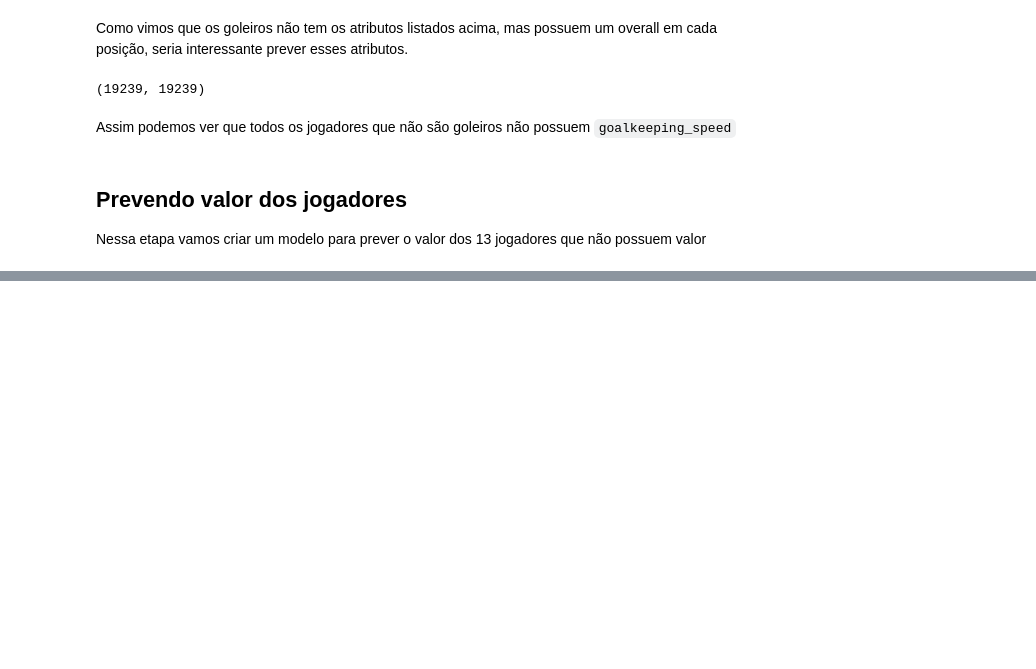
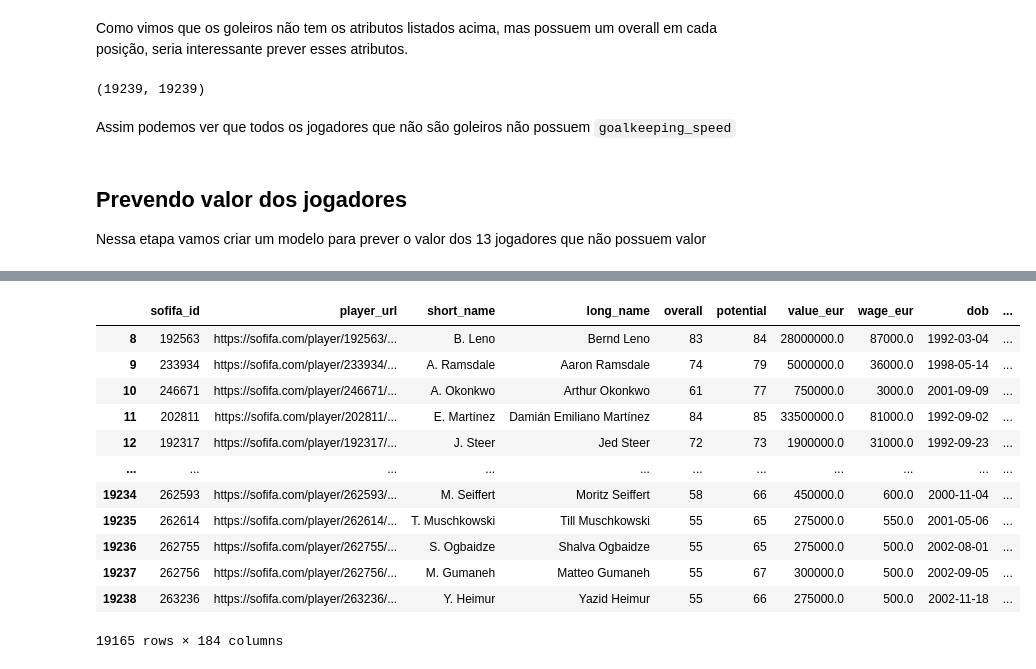
Before and after one commit to olucaslopes/fifa22-players-analysis, a Jupyter notebook: preprocessing/handling_missing_data.ipynb, the cells around one changed output, grey strips where cells are left out. Drawn from its saved outputs; the diff is of its cells as text; code cells hidden in the pictures; blank space fills up the shorter version.

```diff
--- a/preprocessing/handling_missing_data.ipynb
+++ b/preprocessing/handling_missing_data.ipynb
@@ -102,3 +98,0 @@ indexed_players_with_club_and_no_value
-# %%
-indexed_data = data.set_index("sofifa_id")
-data_without_players_with_no_club_and_value =
@@ -120,0 +99,19 @@ data_without_players_with_no_club_and_value =
+# %%
+# indexed_data = data.set_index("sofifa_id")
+data_without_players_with_club_and_no_value = data.drop(players_with_club_and_no_value.index)
+data_to_preprocess = data_without_players_with_club_and_no_value.query("not value_eur.isna()")
+data_to_preprocess
+# %% [output]
+|  | sofifa_id | player_url | short_name | long_name | overall | potential | value_eur | wage_eur | dob | ... |
+| 8 | 192563 | https://sofifa.com/player/192563/... | B. Leno | Bernd Leno | 83 | 84 | 28000000.0 | 87000.0 | 1992-03-04 | ... |
+| 9 | 233934 | https://sofifa.com/player/233934/... | A. Ramsdale | Aaron Ramsdale | 74 | 79 | 5000000.0 | 36000.0 | 1998-05-14 | ... |
+| 10 | 246671 | https://sofifa.com/player/246671/... | A. Okonkwo | Arthur Okonkwo | 61 | 77 | 750000.0 | 3000.0 | 2001-09-09 | ... |
+| 11 | 202811 | https://sofifa.com/player/202811/... | E. Martínez | Damián Emiliano Martínez | 84 | 85 | 33500000.0 | 81000.0 | 1992-09-02 | ... |
+| 12 | 192317 | https://sofifa.com/player/192317/... | J. Steer | Jed Steer | 72 | 73 | 1900000.0 | 31000.0 | 1992-09-23 | ... |
+| ... | ... | ... | ... | ... | ... | ... | ... | ... | ... | ... |
+| 19234 | 262593 | https://sofifa.com/player/262593/... | M. Seiffert | Moritz Seiffert | 58 | 66 | 450000.0 | 600.0 | 2000-11-04 | ... |
+| 19235 | 262614 | https://sofifa.com/player/262614/... | T. Muschkowski | Till Muschkowski | 55 | 65 | 275000.0 | 550.0 | 2001-05-06 | ... |
+| 19236 | 262755 | https://sofifa.com/player/262755/... | S. Ogbaidze | Shalva Ogbaidze | 55 | 65 | 275000.0 | 500.0 | 2002-08-01 | ... |
+| 19237 | 262756 | https://sofifa.com/player/262756/... | M. Gumaneh | Matteo Gumaneh | 55 | 67 | 300000.0 | 500.0 | 2002-09-05 | ... |
+| 19238 | 263236 | https://sofifa.com/player/263236/... | Y. Heimur | Yazid Heimur | 55 | 66 | 275000.0 | 500.0 | 2002-11-18 | ... |
+19165 rows × 184 columns
```
Also changed, not shown: parts of 8 cells of this notebook.
